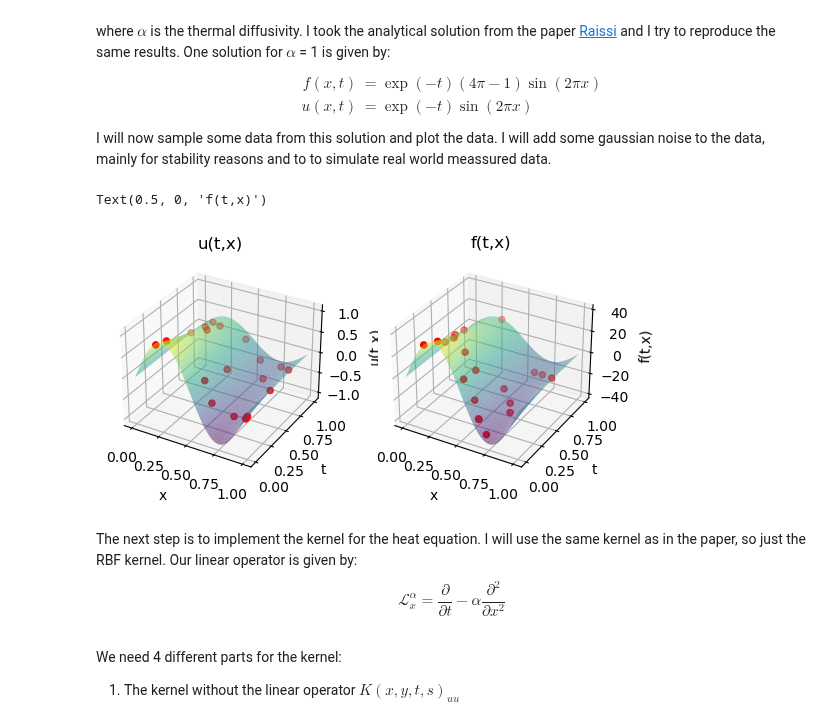
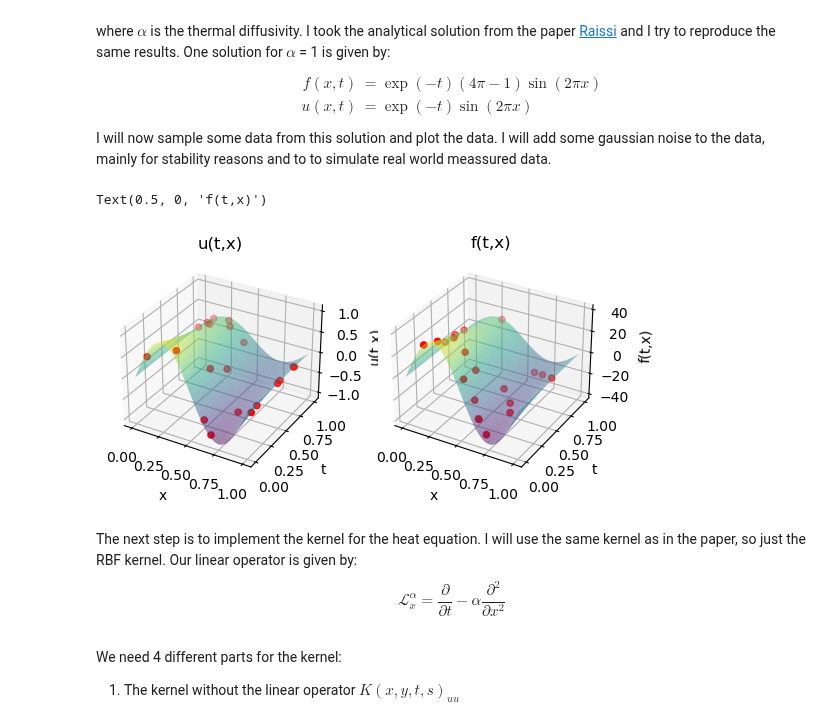
Before and after one commit to TobiLeitgeb/Code_bac, a Jupyter notebook: heat_equation_jax_implementation.ipynb, the cells around one changed output. Cells and saved outputs as stored; diff of their text form; code cells hidden in the pictures.

```diff
--- a/heat_equation_jax_implementation.ipynb
+++ b/heat_equation_jax_implementation.ipynb
@@ -31,7 +31,7 @@ def get_data_set(n_training_points,noise):
     #     return np.exp(-t) * np.sin(2 * np.pi * x)
 
     # create the training data u
-    rng_u = np.random.default_rng(seed=123)
+    rng_u = np.random.default_rng(seed=28)
     t_u = rng_u.uniform(0,1,n_training_points).reshape(-1,1)
     x_u = rng_u.uniform(0,1,n_training_points).reshape(-1,1)
     #t_u = np.sort(t_u).reshape(-1,1)
@@ -42,35 +42,35 @@ def get_data_set(n_training_points,noise):
     rng_f = np.random.default_rng(seed=20)
     t_f = rng_f.uniform(0,1,n_training_points).reshape(-1,1)
     x_f = rng_f.uniform(0,1,n_training_points).reshape(-1,1)
     #t_f = np.sort(t_f).reshape(-1,1)
     #x_f = np.sort(x_f).reshape(-1,1)
     f_values = f(t_f,x_f).reshape(-1,1) + np.random.normal(0, noise[1], u(t_u,x_u).shape)
     return u_values, f_values, t_u, x_u, t_f, x_f
-noise = [0.0001,0.0001]
+noise = [0.00001,0.00001]
 u_train, f_train, t_u, x_u, t_f, x_f = get_data_set(20,noise)
 t = np.linspace(0,1,100)
 x = np.linspace(0,1,100)
 t_mesh, x_mesh = np.meshgrid(t,x)
 u_mesh = np.exp(-t_mesh)*np.sin(2*np.pi*x_mesh)
 f_mesh = np.exp(-t_mesh)*np.sin(2*np.pi*x_mesh) *(4*np.pi**2 - 1)
 
 #plot the data in a 3d plot
 fig, ax = plt.subplots(1,2,subplot_kw={"projection": "3d"})
 ax[0].plot_surface(x_mesh, t_mesh, u_mesh, cmap='viridis', edgecolor='none', alpha=0.5)
 ax[0].scatter(x_u, t_u, u_train, c='r', marker='o')
 ax[0].set_title('u(t,x)')
 ax[0].set_xlabel('x')
 ax[0].set_ylabel('t')
 ax[0].set_zlabel('u(t,x)')
 ax[1].plot_surface(x_mesh, t_mesh, f_mesh, cmap='viridis', edgecolor='none', alpha=0.5)
 ax[1].scatter(x_f, t_f, f_train, c='r', marker='o')
 ax[1].set_title('f(t,x)')
 ax[1].set_xlabel('x')
 ax[1].set_ylabel('t')
 ax[1].set_zlabel('f(t,x)')
 # %% [output]
 Text(0.5, 0, 'f(t,x)')
-[figure, old version]
+[figure, new version]
 # %% [markdown]
 The next step is to implement the kernel for the heat equation. I will use the same kernel as in the paper, so just the RBF kernel. Our linear operator is given by:
 $$\mathcal{L}_x ^\alpha = \frac{\partial}{\partial t} - \alpha \frac{\partial^2}{\partial x^2}$$
```
Also changed, not shown: parts of 21 cells of this notebook.
